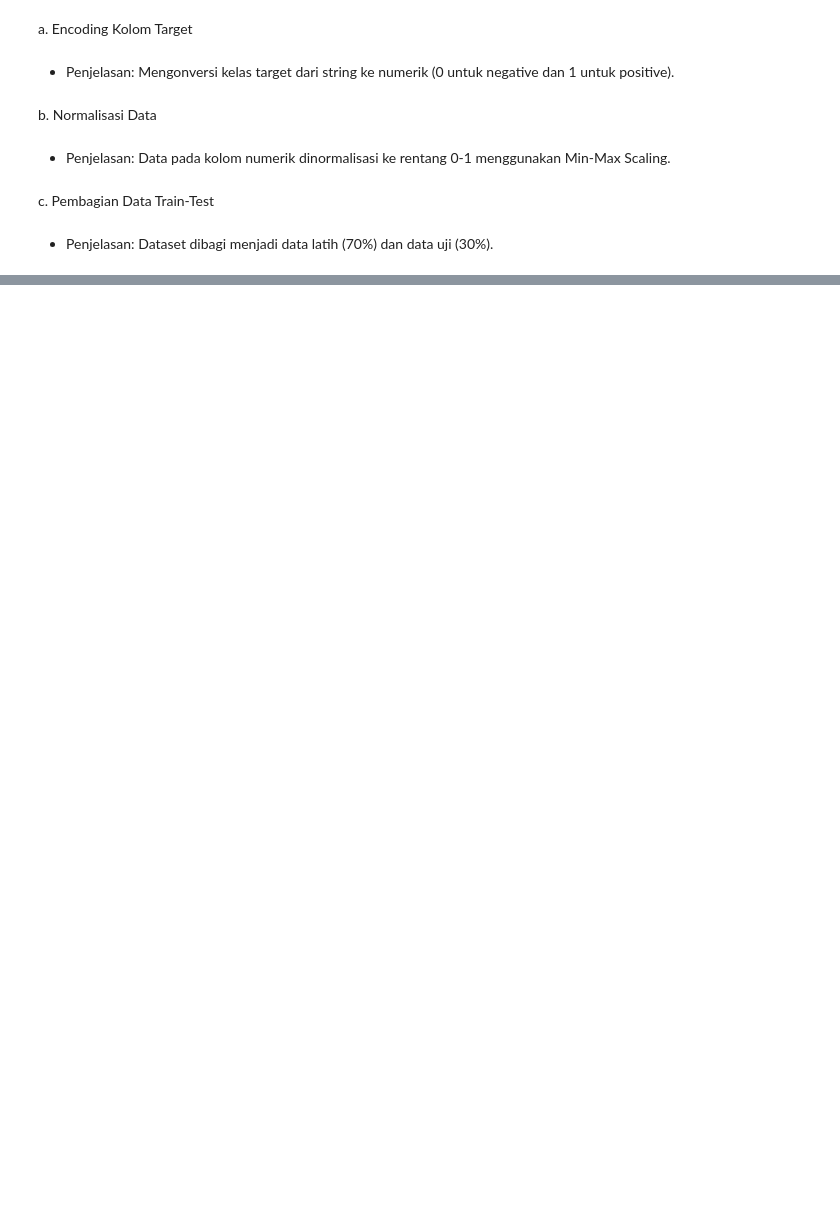
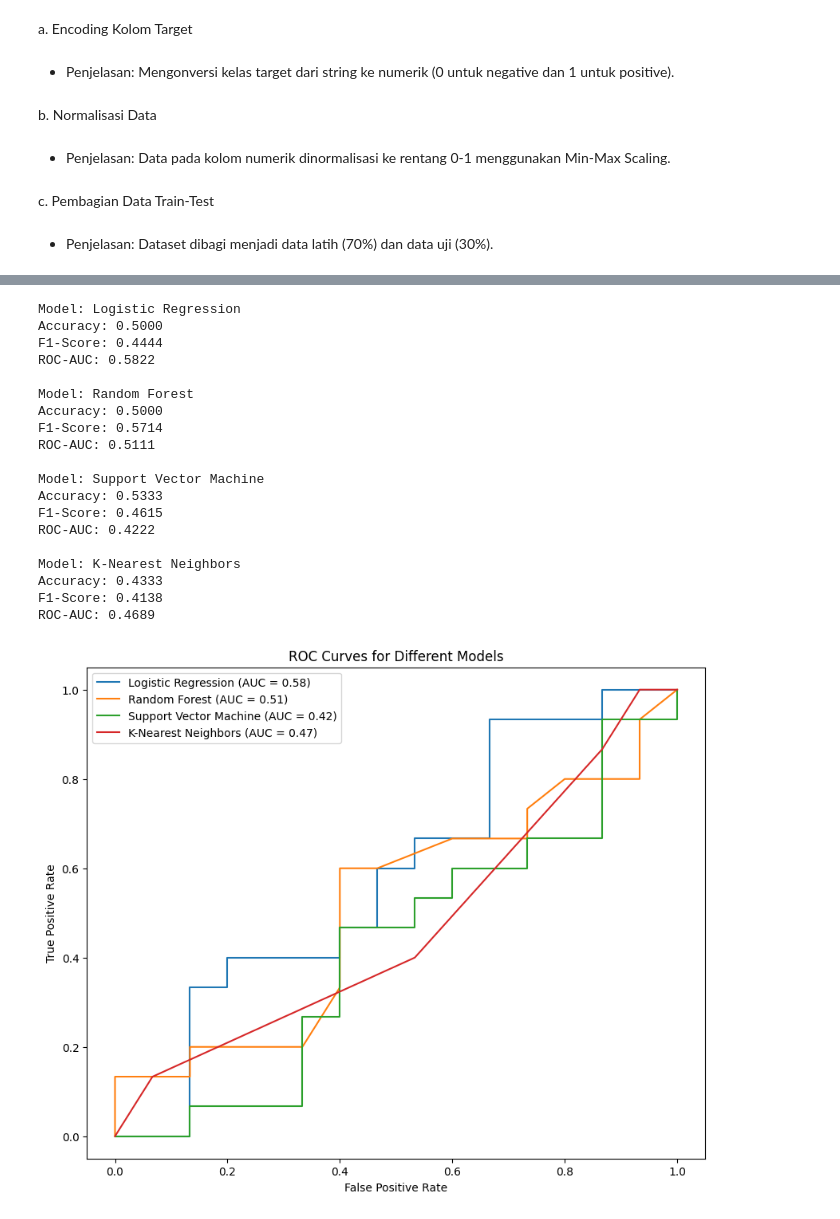
Before and after one commit to helmiazkia/A11.2022.14733_UAS-DataMining, a Jupyter notebook: uas.ipynb, the cells around one changed output, grey strips where cells are left out. Cells and saved outputs as stored; diff of their text form; code cells hidden in the pictures; blank space fills up the shorter version.

```diff
--- a/uas.ipynb
+++ b/uas.ipynb
@@ -332,0 +344,72 @@ PROSES LEARNING/MODELING
+# %%
+# Import libraries for various models
+from sklearn.linear_model import LogisticRegression
+from sklearn.metrics import accuracy_score, f1_score, roc_auc_score, roc_curve
+from sklearn.ensemble import RandomForestClassifier
+from sklearn.svm import SVC
+from sklearn.neighbors import KNeighborsClassifier
+from sklearn.metrics import roc_auc_score, f1_score, roc_curve
+
+# Initialize models
+log_reg = LogisticRegression(random_state=42)
+random_forest = RandomForestClassifier(n_estimators=100, random_state=42)
+svc = SVC(kernel='linear', probability=True, random_state=42)
+knn = KNeighborsClassifier(n_neighbors=5)
+
+# Create a dictionary of models
+models = {
+    "Logistic Regression": log_reg,
+    "Random Forest": random_forest,
+    "Support Vector Machine": svc,
+    "K-Nearest Neighbors": knn,
+}
+
+# Train and evaluate each model
+results = {}
+for model_name, model in models.items():
+    model.fit(X_train, y_train)  # Train the model
+    y_pred = model.predict(X_test)  # Predict on test data
+    accuracy = accuracy_score(y_test, y_pred)
+    f1 = f1_score(y_test, y_pred)
+    roc_auc = roc_auc_score(y_test, model.predict_proba(X_test)[:, 1])
+    results[model_name] = {"Accuracy": accuracy, "F1-Score": f1, "ROC-AUC": roc_auc}
+
+# Display the results
+for model_name, metrics in results.items():
+    print(f"\nModel: {model_name}")
+    for metric_name, metric_value in metrics.items():
+        print(f"{metric_name}: {metric_value:.4f}")
+
+# Visualize ROC Curves
+plt.figure(figsize=(10, 8))
+for model_name, model in models.items():
+    y_prob = model.predict_proba(X_test)[:, 1]
+    fpr, tpr, _ = roc_curve(y_test, y_prob)
+    plt.plot(fpr, tpr, label=f"{model_name} (AUC = {roc_auc_score(y_test, y_prob):.2f})")
+
+plt.title("ROC Curves for Different Models")
+plt.xlabel("False Positive Rate")
+plt.ylabel("True Positive Rate")
+plt.legend()
+plt.show()
+# %% [output]
+Model: Logistic Regression
+Accuracy: 0.5000
+F1-Score: 0.4444
+ROC-AUC: 0.5822
+
+Model: Random Forest
+Accuracy: 0.5000
+F1-Score: 0.5714
+ROC-AUC: 0.5111
+
+Model: Support Vector Machine
+Accuracy: 0.5333
+F1-Score: 0.4615
+ROC-AUC: 0.4222
+
+Model: K-Nearest Neighbors
+Accuracy: 0.4333
+F1-Score: 0.4138
+ROC-AUC: 0.4689
+[figure, added]
```
Also changed, not shown: parts of 12 cells of this notebook.
